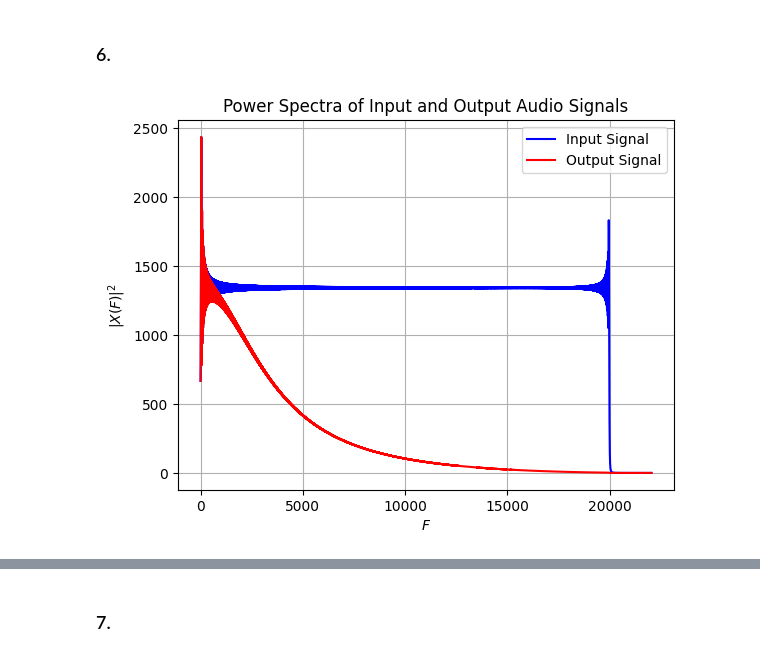
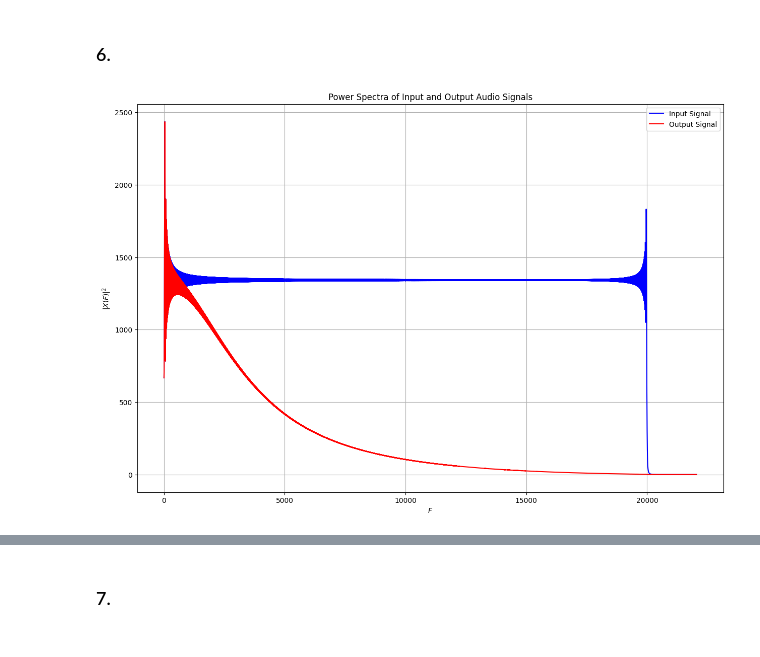
Before and after one commit to GrahamPellegrini/DSP-Labs, a Jupyter notebook: practical-2/cce3206-practical-2.ipynb, the cells around one changed output, grey strips where cells are left out. Cells and saved outputs as stored; diff of their text form; code cells hidden in the pictures.

```diff
--- a/practical-2/cce3206-practical-2.ipynb
+++ b/practical-2/cce3206-practical-2.ipynb
@@ -154,27 +194,29 @@ plt.show()
 # %%
 from scipy.fft import fft, fftfreq
 
 # Compute the FFT and power spectrum of the input signal
 X = fft(x) / len(x)
 X = X[:len(X) // 2]
 Xp = np.abs(X) ** 2
+
+# Generate the frequency axis based on the sampling frequency
 F = fftfreq(len(x), 1 / fs)
 F = F[:len(F) // 2]
 
 # Compute the FFT and power spectrum of the output signal
 Y = fft(y) / len(y)
 Y = Y[:len(Y) // 2]
 Yp = np.abs(Y) ** 2
 
-# Plot the power spectra of both signals
-fig, ax = plt.subplots()
+# Plot the power spectra of both signals on the same graph to compare
+fig, ax = plt.subplots(figsize=(15, 10))
 ax.plot(F, Xp, label='Input Signal', color='blue')
 ax.plot(F, Yp, label='Output Signal', color='red')
 ax.set_xlabel('$F$')
 ax.set_ylabel('$|X(F)|^2$')
 ax.grid(True)
 ax.legend()
 plt.title('Power Spectra of Input and Output Audio Signals')
 plt.show()
 # %% [output]
-[figure, old version]
+[figure, new version]
```
Also changed, not shown: parts of 14 cells of this notebook, 1 other file.
